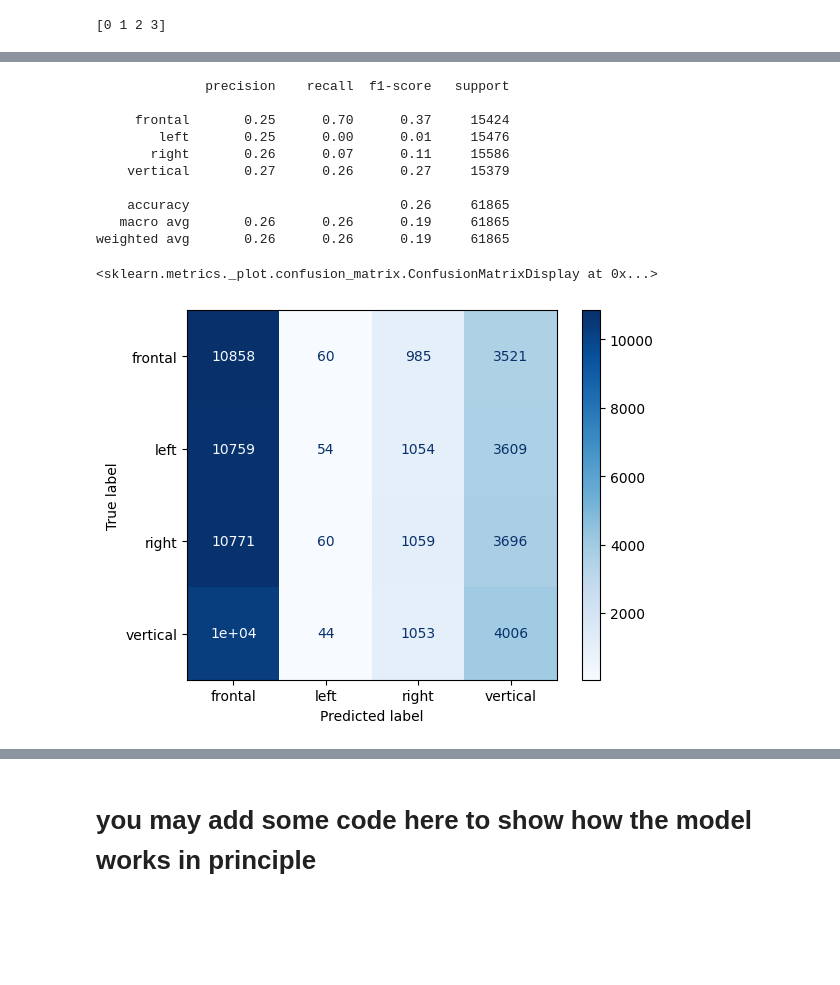
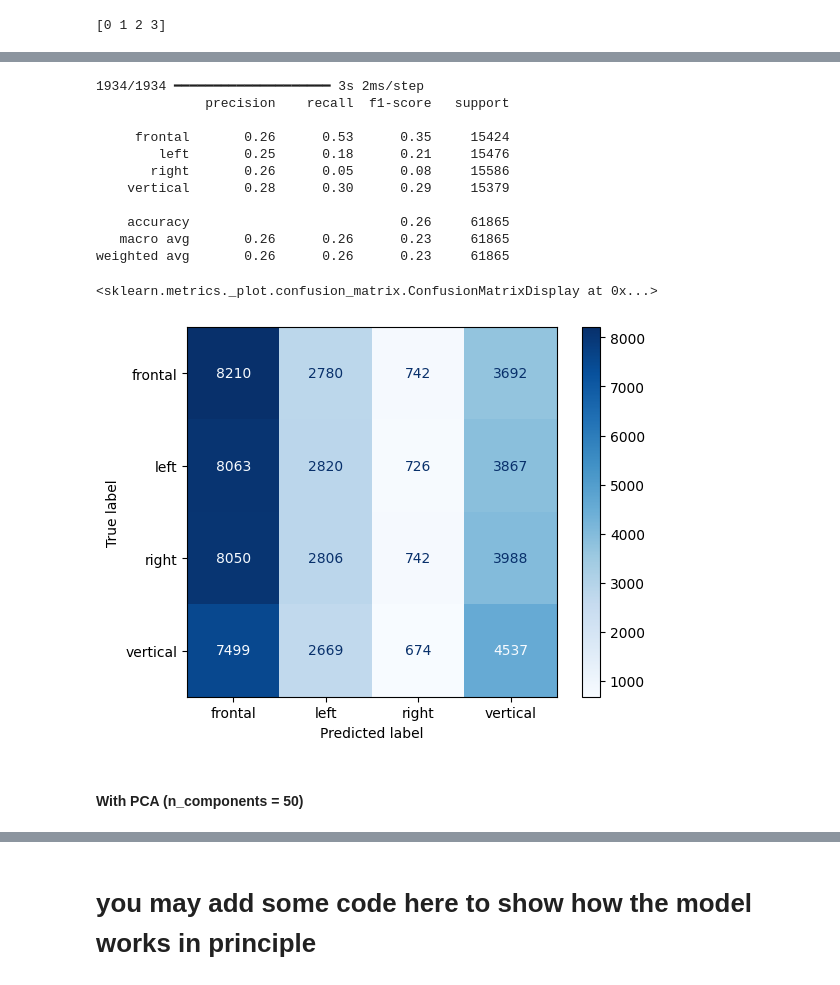
Before and after one commit to sthuy9804/cmse381-final-project, a Jupyter notebook: ProjectTemplate.ipynb, the cells around one changed output, grey strips where cells are left out. Drawn from its saved outputs; the diff is of its cells as text; code cells hidden in the pictures; blank space fills up the shorter version.

```diff
--- a/ProjectTemplate.ipynb
+++ b/ProjectTemplate.ipynb
@@ -200,7 +215,7 @@ method. It will be introduced in the dimensionality reduction section.
 # %%
-# # reduce each first before combining
+# reduce each first before combining
 # X_dwt_pca = PCA(n_components=100).fit_transform(X_dwt)
 # X_stft_pca = PCA(n_components=100).fit_transform(X_stft)
 
-# X_features = np.hstack([X_dwt, X_stft])
-# X_features.shape
+X_features = np.hstack([X_dwt, X_stft])
+X_features.shape
@@ -210,7 +227,7 @@ method. It will be introduced in the dimensionality reduction section.
 
 # print("Explained variance ratio:", pca.explained_variance_ratio_.sum())
 # %%
-X_train, X_test, y_train, y_test = train_test_split(X, y, test_size=0.3, random_state=42)
+X_train, X_test, y_train, y_test = train_test_split(X_features, y, test_size=0.3, random_state=42)
 
 from sklearn.preprocessing import StandardScaler
 scaler = StandardScaler()
@@ -219,10 +236,3 @@ X_test_scale = scaler.transform(X_test)
 # %% [markdown]
 ### Models for classification _(if applicable)_
 _(What models will you be using for classification? Why did you choose to use them? What questions would you answer with them? How would you evaluate if each model? What cross-validation method did you use?)_
-# %%
-if isinstance(y, pd.DataFrame):
-    y = y.iloc[:, 0]
-
-logreg = LogisticRegression(max_iter=1000, solver='lbfgs')
-cv_scores = cross_val_score(logreg, X_train_scale, y_train, cv=5, n_jobs=-1)
-logreg.fit(X_train_scale, y_train)
@@ -433,0 +447,11 @@ Epoch 15/50
+# %%
+no_pca_model = ffn_model(input_dim=X_train_scaled.shape[1]) # input_dim=1068, output_dim=4
+# Fit model
+history = no_pca_model.fit(
+    X_train_scaled, y_train_encoded,
+    validation_split=0.2,
+    epochs=50,
+    batch_size=64,
+    callbacks=callbacks,
+    class_weight=class_weights_dict
+)
@@ -453,25 +500,29 @@ Top-3 Accuracy: 0.7584
 # %%
 from sklearn.metrics import confusion_matrix, ConfusionMatrixDisplay
+y_pred_indices = np.argmax(no_pca_model.predict(X_test_scaled), axis=1)
 
 # Map those indices back to labels (if needed)
 index_to_label = ['frontal', 'left', 'right', 'vertical']
 y_pred_labels = [index_to_label[i] for i in y_pred_indices]
 
 print(classification_report(y_test, y_pred_labels, target_names=le.classes_))
 
 cm = confusion_matrix(y_test, y_pred_labels, labels=['frontal', 'left', 'right', 'vertical'])
 disp = ConfusionMatrixDisplay(confusion_matrix=cm, display_labels=['frontal', 'left', 'right', 'vertical'])
 disp.plot(cmap='Blues')
 # %% [output]
+1934/1934 ━━━━━━━━━━━━━━━━━━━━ 3s 2ms/step
               precision    recall  f1-score   support
 
-     frontal       0.25      0.70      0.37     15424
-        left       0.25      0.00      0.01     15476
-       right       0.26      0.07      0.11     15586
-    vertical       0.27      0.26      0.27     15379
+     frontal       0.26      0.53      0.35     15424
+        left       0.25      0.18      0.21     15476
+       right       0.26      0.05      0.08     15586
+    vertical       0.28      0.30      0.29     15379
 
     accuracy                           0.26     61865
-   macro avg       0.26      0.26      0.19     61865
-weighted avg       0.26      0.26      0.19     61865
+   macro avg       0.26      0.26      0.23     61865
+weighted avg       0.26      0.26      0.23     61865
 <sklearn.metrics._plot.confusion_matrix.ConfusionMatrixDisplay at 0x...>
-[figure, old version]
+[figure, new version]
+# %% [markdown]
+#### With PCA (n_components = 50)
```
Also changed, not shown: parts of 25 cells of this notebook.
